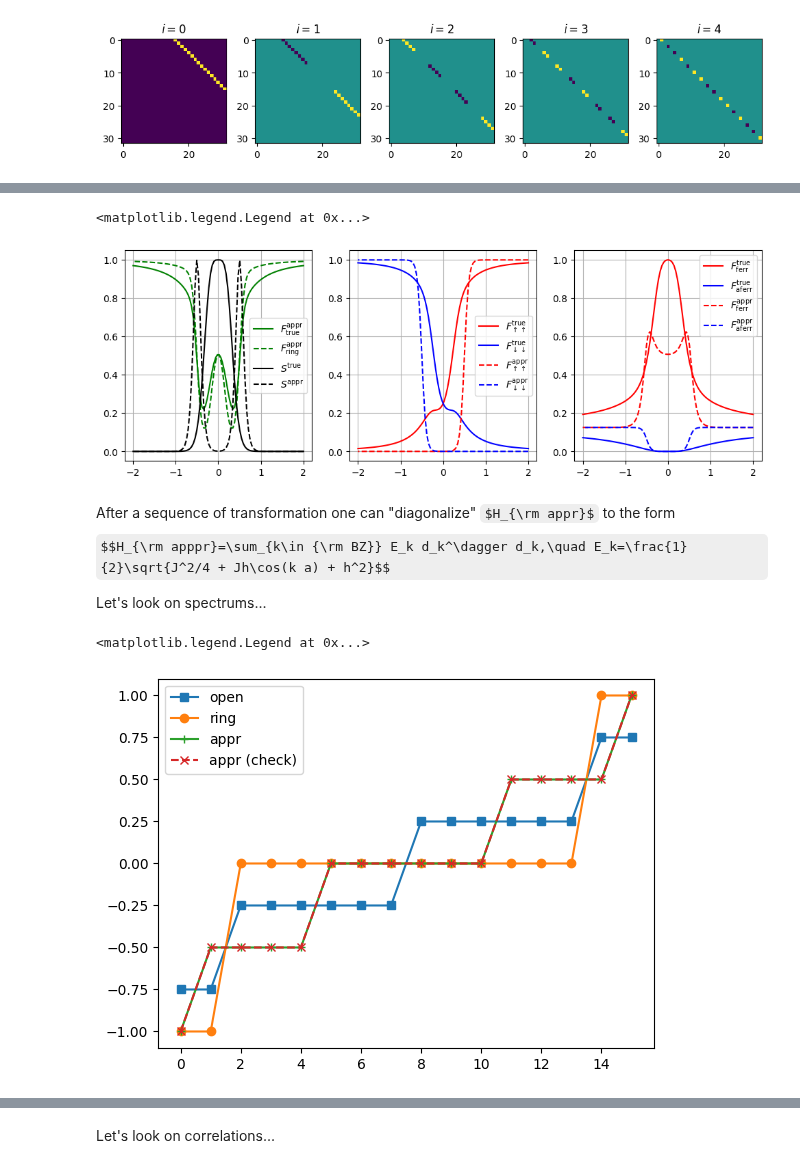
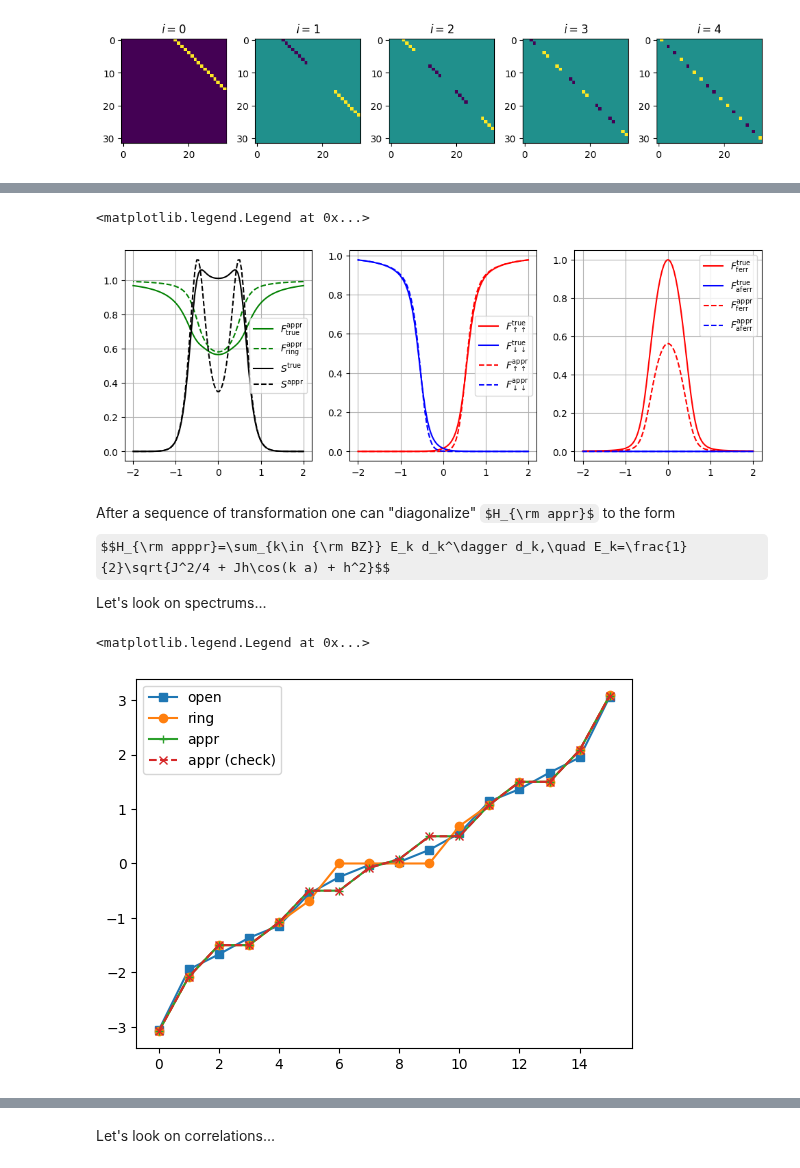
Before and after one commit to ekiktenko/Tutorials, a Jupyter notebook: Tranverse_field_Ising_and_Jordan-Wigner_transform.ipynb, the cells around one changed output, grey strips where cells are left out. Drawn from its saved outputs; the diff is of its cells as text; code cells hidden in the pictures; some formulas as TeX source.

```diff
--- a/Tranverse_field_Ising_and_Jordan-Wigner_transform.ipynb
+++ b/Tranverse_field_Ising_and_Jordan-Wigner_transform.ipynb
@@ -382,9 +384,9 @@ def get_hmlt_ring_appr(n:int = 3, J: float =1.0, h: float =0.0):
     return hmlt_ring_appr
 # %%
 # === Parameters ===
-n = 2
+n = 6
 J = 1
-beta = 20
+beta = 10
 # ------------------
 h_min = -2
 h_max = -2
@@ -460,7 +462,7 @@ ax2.grid(); ax2.legend()
 ax3.grid(); ax3.legend()
 # %% [output]
 <matplotlib.legend.Legend at 0x...>
-[figure, old version]
+[figure, new version]
 # %% [markdown]
 After a sequence of transformation one can "diagonalize" $H_{\rm appr}$ to the form
 $$H_{\rm apppr}=\sum_{k\in {\rm BZ}} E_k d_k^\dagger d_k,\quad E_k=\frac{1}{2}\sqrt{J^2/4 + Jh\cos(k a) + h^2}$$
@@ -475,25 +477,25 @@ def get_spectrum(n: int, J: float, h: float) -> tuple[ndarray, ndarray]:
 # %%
 # === Parameters ===
 n = 4
 J = 1
-h = 0
+h = 1.5
 # ==================
 hmlt_open_true = get_hmlt_open_true(n, J, h)
 hmlt_ring_true = get_hmlt_ring_true(n, J, h)
 hmlt_appr_true = get_hmlt_ring_appr(n, J, h)
 
 # Making diagonalized Hamiltonian
 _, E_k_arr = get_spectrum(n, J, h)
 hmlt_appr_check = np.zeros((2**n, 2**n), dtype=complex)
 for i in range(n):
     hmlt_appr_check += put_matr_on_pos(SIGMA[3] * E_k_arr[i], i, n)
 
 
 plt.plot(np.linalg.eigh(hmlt_open_true)[0], 's-', label='open')
 plt.plot(np.linalg.eigh(hmlt_ring_true)[0], 'o-', label='ring')
 plt.plot(np.linalg.eigh(hmlt_appr_true)[0], '+-', label='appr')
 plt.plot(np.linalg.eigh(hmlt_appr_check)[0], 'x--', label='appr (check)')
 plt.legend()
 # %% [output]
 <matplotlib.legend.Legend at 0x...>
-[figure, old version]
+[figure, new version]
```
Also changed, not shown: parts of 7 cells of this notebook.
